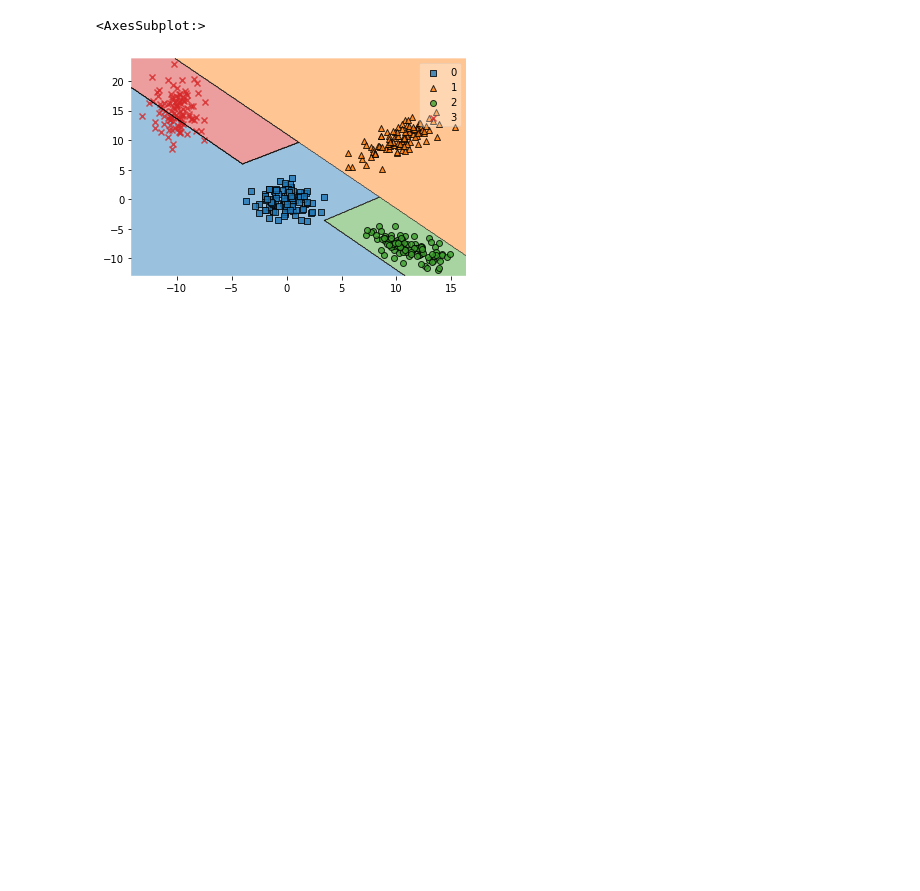
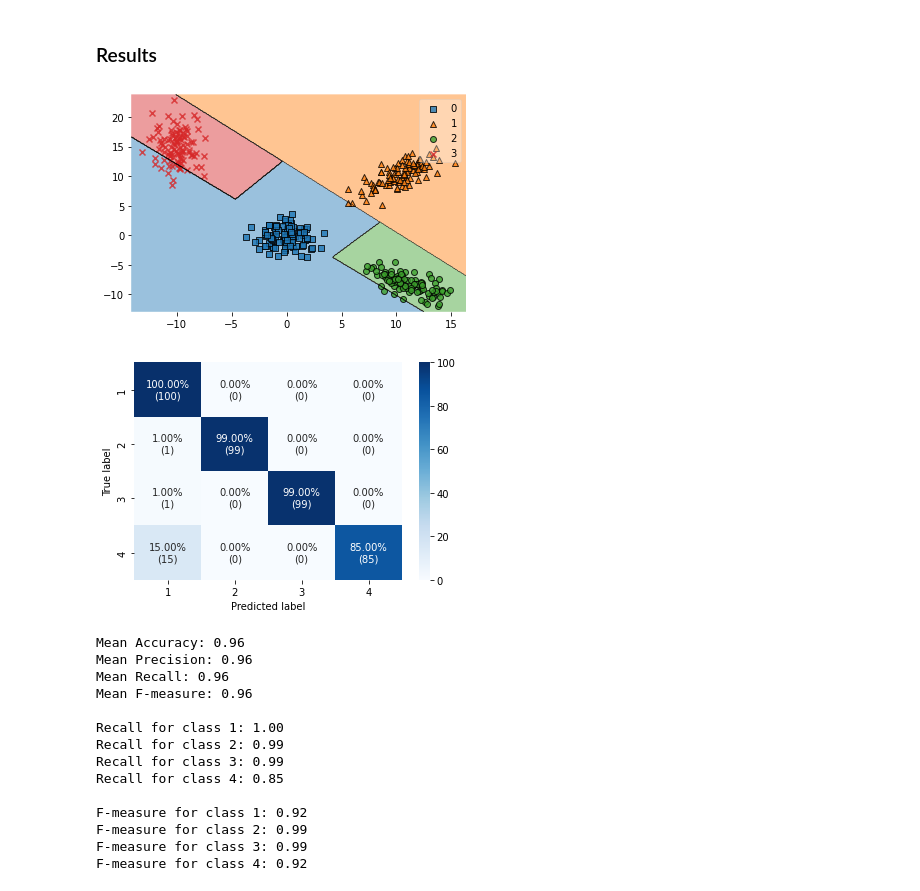
Before and after one commit to Jovian-Dsouza/iml_assignment, a Jupyter notebook: Perceptron_classification.ipynb, the cells around one changed output. Saved outputs shown, nothing was run; the diff lists cells and outputs as text; code cells hidden in the pictures; blank space fills up the shorter version.

Commit message:
Add metrics

```diff
--- a/Perceptron_classification.ipynb
+++ b/Perceptron_classification.ipynb
@@ -70,7 +73,29 @@ plot_decision_regions(X_train, Y_train-1, clf=p)
+# %% [markdown]
+### Results
 # %%
 root_dir=os.path.join('dataset', 'linearlySeparable')
 X_test, Y_test = parse_data(root_dir, 'test')
-plot_decision_regions(X_test, Y_test-1, clf=p)
+Y_test = Y_test-1
+plot_decision_regions(X_test, Y_test, clf=p)
+plt.show()
+
+Y_test_pred = p.predict(X_test)
+confusion_matrix(Y_test, Y_test_pred)
+metrics_summary(Y_test, Y_test_pred)
 # %% [output]
+[figure, new version]
+[figure, added]
-<AxesSubplot:>
+Mean Accuracy: 0.96
+Mean Precision: 0.96
+Mean Recall: 0.96
+Mean F-measure: 0.96
+
+Recall for class 1: 1.00
+Recall for class 2: 0.99
+Recall for class 3: 0.99
+Recall for class 4: 0.85
+
+F-measure for class 1: 0.92
+F-measure for class 2: 0.99
+F-measure for class 3: 0.99
+F-measure for class 4: 0.92
-[figure, old version]
```
Also changed, not shown: parts of 14 cells of this notebook, 1 other file.
